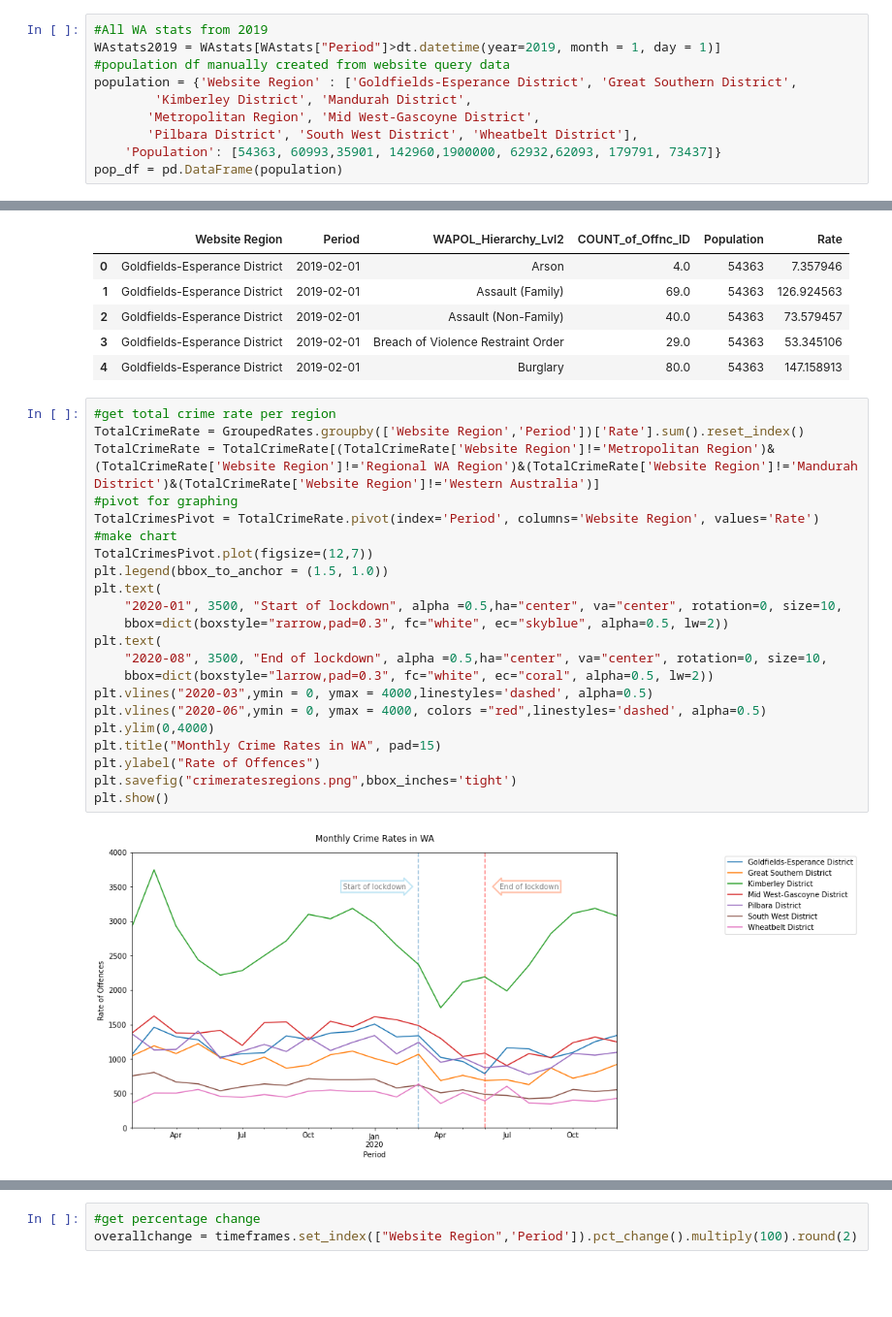
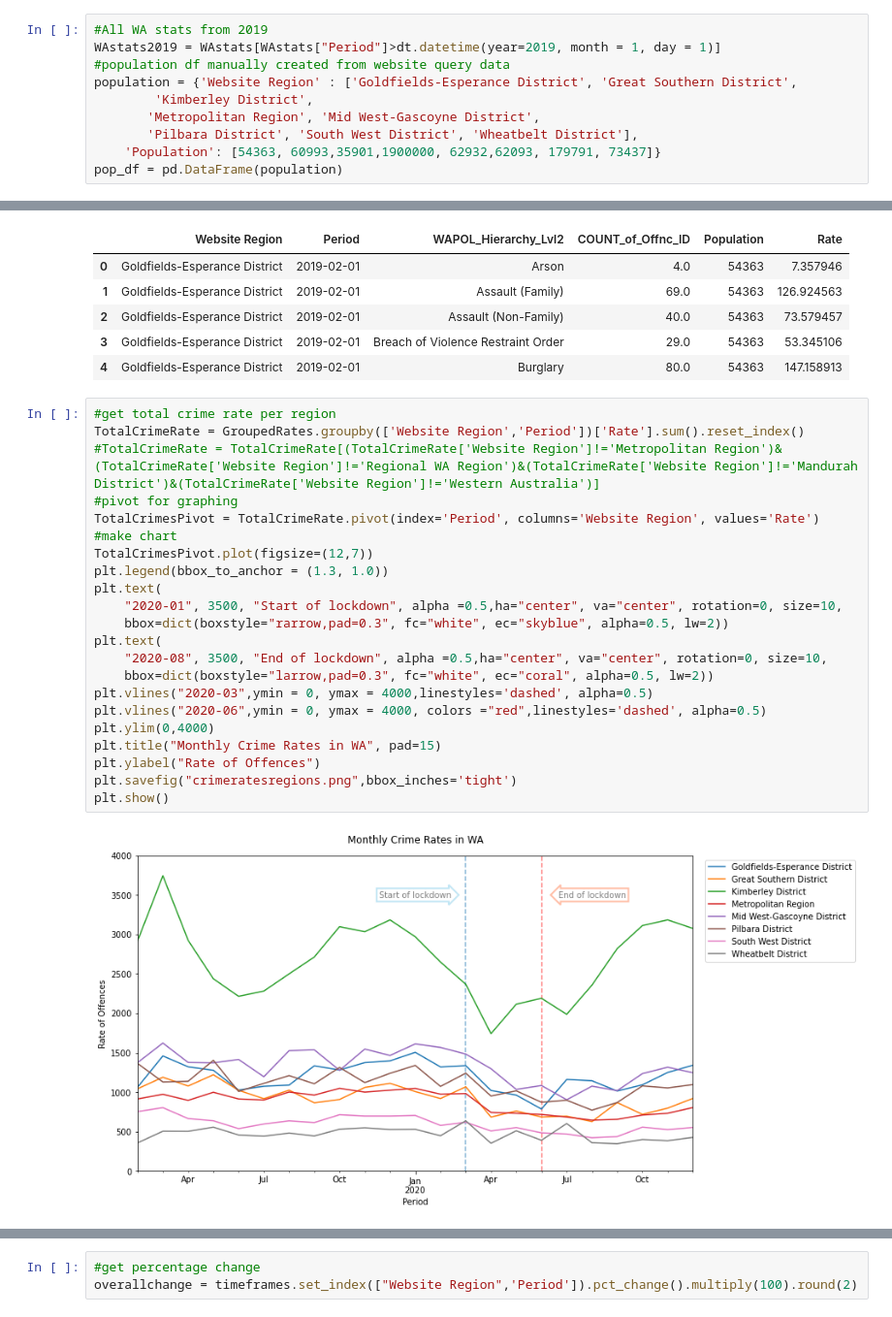
Before and after one commit to FernB/WACrimeRatesCovid19, a Jupyter notebook: WA Crime Rates.ipynb, the cells around one changed output, grey strips where cells are left out. Shown at 97% size. Saved outputs shown, nothing was run; the diff lists cells and outputs as text; blank space fills up the shorter version.

```diff
--- a/WA Crime Rates.ipynb
+++ b/WA Crime Rates.ipynb
@@ -68,10 +69,10 @@ array(['Homicide', 'Recent Sexual Offences', 'Historical Sexual Offences',
 WAstats2019 = WAstats[WAstats["Period"]>dt.datetime(year=2019, month = 1, day = 1)]
 #population df manually created from website query data
 population = {'Website Region' : ['Goldfields-Esperance District', 'Great Southern District',
-        'Kimberley District', 'Mandurah District',
+        'Kimberley District',
        'Metropolitan Region', 'Mid West-Gascoyne District',
        'Pilbara District', 'South West District', 'Wheatbelt District'],
-    'Population': [54363, 60993,35901, 142960,1900000, 62932,62093, 179791, 73437]}
+    'Population': [54363, 60993,35901,1900000, 62932,62093, 179791, 73437]}
 pop_df = pd.DataFrame(population)
 # %%
 #grouped into region, time period and Lvl 2 crime
@@ -92,24 +93,24 @@ GroupedRates.head()
 # %%
 #get total crime rate per region
 TotalCrimeRate = GroupedRates.groupby(['Website Region','Period'])['Rate'].sum().reset_index()
-TotalCrimeRate = TotalCrimeRate[(TotalCrimeRate['Website Region']!='Metropolitan Region')&(TotalCrimeRate['Website Region']!='Regional WA Region')&(TotalCrimeRate['Website Region']!='Mandurah District')&(TotalCrimeRate['Website Region']!='Western Australia')]
+#TotalCrimeRate = TotalCrimeRate[(TotalCrimeRate['Website Region']!='Metropolitan Region')&(TotalCrimeRate['Website Region']!='Regional WA Region')&(TotalCrimeRate['Website Region']!='Mandurah District')&(TotalCrimeRate['Website Region']!='Western Australia')]
 #pivot for graphing
 TotalCrimesPivot = TotalCrimeRate.pivot(index='Period', columns='Website Region', values='Rate')
 #make chart
 TotalCrimesPivot.plot(figsize=(12,7))
-plt.legend(bbox_to_anchor = (1.5, 1.0))
+plt.legend(bbox_to_anchor = (1.3, 1.0))
 plt.text(
     "2020-01", 3500, "Start of lockdown", alpha =0.5,ha="center", va="center", rotation=0, size=10,
     bbox=dict(boxstyle="rarrow,pad=0.3", fc="white", ec="skyblue", alpha=0.5, lw=2))
 plt.text(
     "2020-08", 3500, "End of lockdown", alpha =0.5,ha="center", va="center", rotation=0, size=10,
     bbox=dict(boxstyle="larrow,pad=0.3", fc="white", ec="coral", alpha=0.5, lw=2))
 plt.vlines("2020-03",ymin = 0, ymax = 4000,linestyles='dashed', alpha=0.5)
 plt.vlines("2020-06",ymin = 0, ymax = 4000, colors ="red",linestyles='dashed', alpha=0.5)
 plt.ylim(0,4000)
 plt.title("Monthly Crime Rates in WA", pad=15)
 plt.ylabel("Rate of Offences")
 plt.savefig("crimeratesregions.png",bbox_inches='tight')
 plt.show()
 # %% [output]
-[figure, old version]
+[figure, new version]
```
Also changed, not shown: parts of 32 cells of this notebook, 5 other files.
